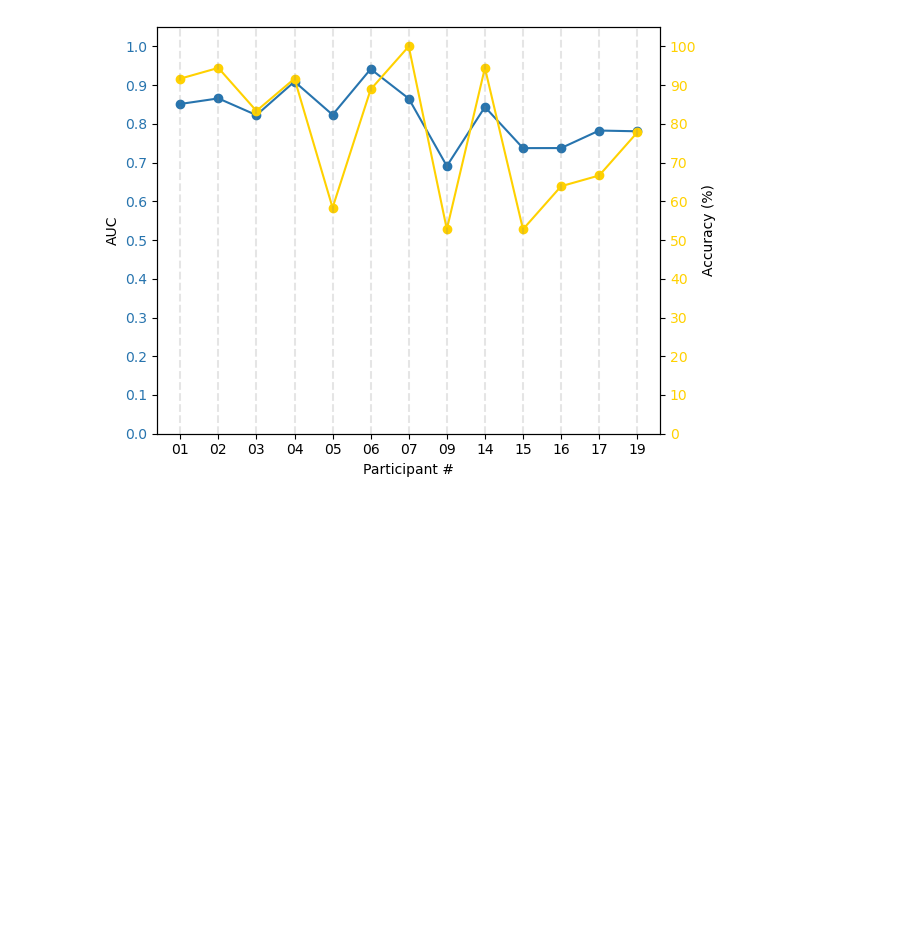
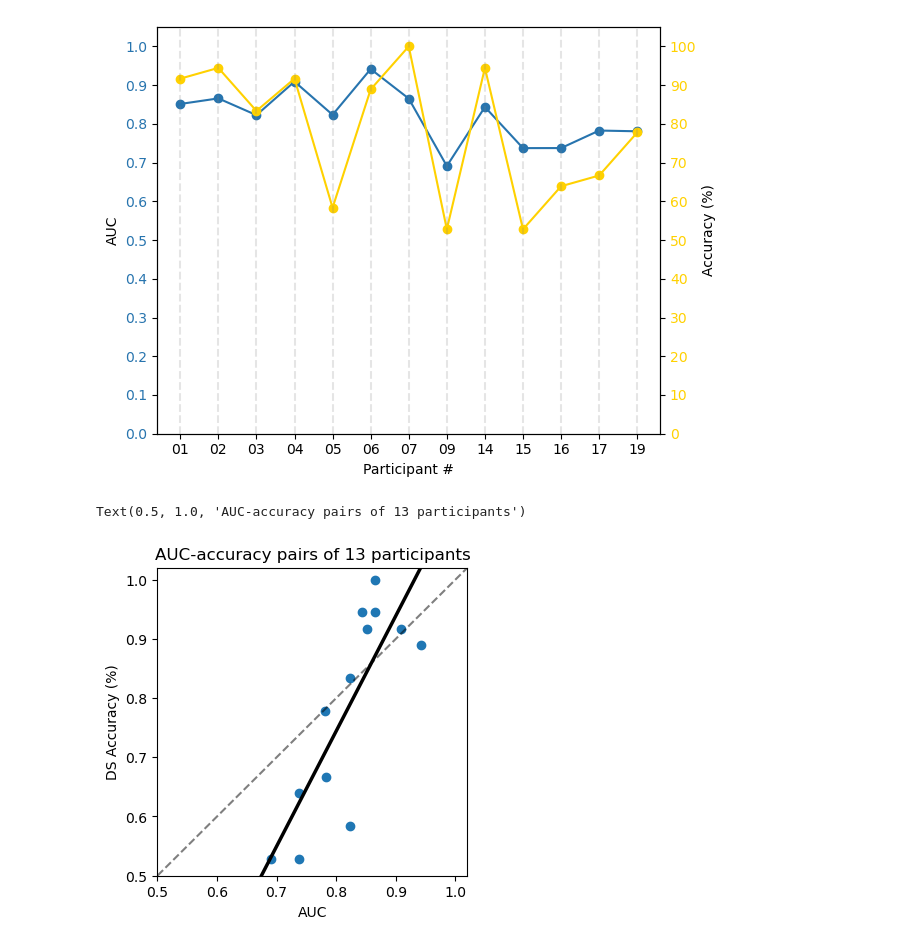
Before and after one commit to zs144/P300-BCI, a Jupyter notebook: Task5/task5-extra-2.ipynb, the cells around one changed output. Saved outputs shown, nothing was run; the diff lists cells and outputs as text; code cells hidden in the pictures; blank space fills up the shorter version.

```diff
--- a/Task5/task5-extra-2.ipynb
+++ b/Task5/task5-extra-2.ipynb
@@ -262,3 +266,21 @@ for i in range(len(obj_indices)):
 fig.tight_layout()  # otherwise the right y-label is slightly clipped
 # %% [output]
 [figure]
+# %%
+DS_accuracies_df = pd.DataFrame({'index': obj_indices, 'accuracy': DS_accuracies})
+DS_accuracies_and_AUC_df = pd.merge(AUC_df, DS_accuracies_df, on="index")
+plt.figure(figsize=(4,4))
+plt.scatter(DS_accuracies_and_AUC_df['AUC'], DS_accuracies_and_AUC_df['accuracy'])
+plt.plot([0, 1.02], [0, 1.02], ls='--', c='black', alpha=0.5)
+b, a = np.polyfit(x=DS_accuracies_and_AUC_df['AUC'],
+                  y=DS_accuracies_and_AUC_df['accuracy'], deg=1)
+xseq = np.linspace(0.5, 1.02, num=50)
+plt.plot(xseq, a + b * xseq, color="k", lw=2.5)
+plt.xlim(0.5, 1.02)
+plt.xlabel('AUC')
+plt.ylim(0.5, 1.02)
+plt.ylabel('DS Accuracy (%)')
+plt.title('AUC-accuracy pairs of 13 participants')
+# %% [output]
+Text(0.5, 1.0, 'AUC-accuracy pairs of 13 participants')
+[figure, added]
```
Also changed, not shown: parts of 11 cells of this notebook.
